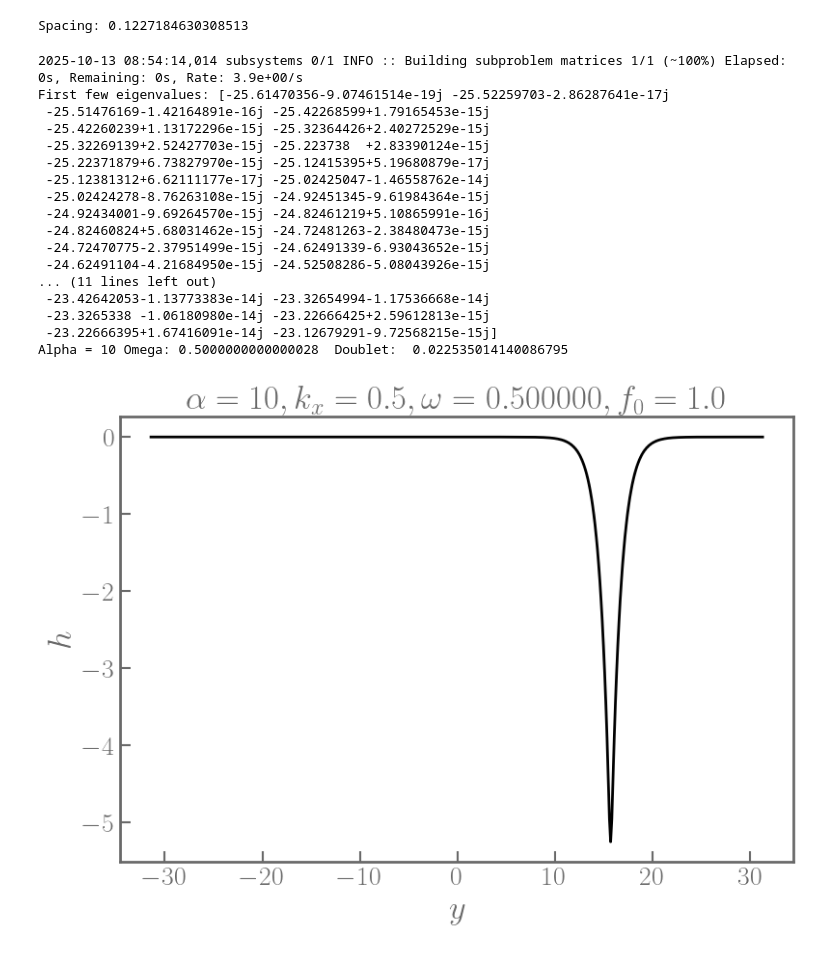
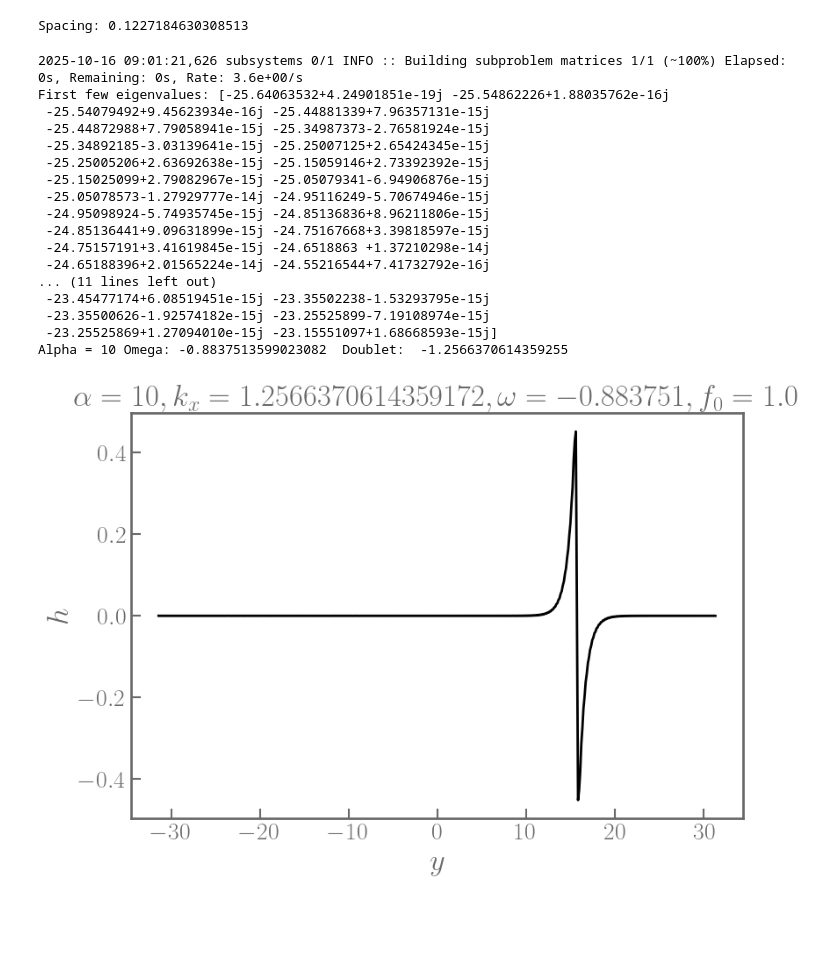
Before and after one commit to leopidolite/dedalus, a Jupyter notebook: SWE_IVP_.ipynb, the cells around one changed output. Cells and saved outputs as stored; diff of their text form; code cells hidden in the pictures; blank space fills up the shorter version.

```diff
--- a/SWE_IVP_.ipynb
+++ b/SWE_IVP_.ipynb
@@ -145,33 +149,32 @@ def EVP_solve(k_x, target_omega, alph, f0):
     v_gs.append(np.real(v_g))
 # %%
 f0s= [1.0, 1.0, 1.0, 1.0]
-omtargets= [0.5, -0.5, 0.25, 0.25]
-alphas = [10, 10]
-kxs = [0.5, 0.5]
-# omtargets = kxs ### omega = kx for KELVIN
+omtargets= [-0.7]
+alphas = [10]
+kxs = [2*(2*np.pi/Lx), -2*(2*np.pi/Lx)]
+# omtargets = kxs ### for Kelvin modes only
 for i in range(len(alphas)):
     EVP_solve(kxs[i], omtargets[i], alphas[i], f0s[i])
-
 
 ### IMPORTANT: set kx:
 kx = kxs[0]
 alpha = alphas[0]
 # %% [output]
-2025-10-13 08:54:14,014 subsystems 0/1 INFO :: Building subproblem matrices 1/1 (~100%) Elapsed: 0s, Remaining: 0s, Rate: 3.9e+00/s
-First few eigenvalues: [-25.61470356-9.07461514e-19j -25.52259703-2.86287641e-17j
- -25.51476169-1.42164891e-16j -25.42268599+1.79165453e-15j
- -25.42260239+1.13172296e-15j -25.32364426+2.40272529e-15j
- -25.32269139+2.52427703e-15j -25.223738  +2.83390124e-15j
- -25.22371879+6.73827970e-15j -25.12415395+5.19680879e-17j
- -25.12381312+6.62111177e-17j -25.02425047-1.46558762e-14j
- -25.02424278-8.76263108e-15j -24.92451345-9.61984364e-15j
- -24.92434001-9.69264570e-15j -24.82461219+5.10865991e-16j
- -24.82460824+5.68031462e-15j -24.72481263-2.38480473e-15j
- -24.72470775-2.37951499e-15j -24.62491339-6.93043652e-15j
- -24.62491104-4.21684950e-15j -24.52508286-5.08043926e-15j
+2025-10-16 09:01:21,626 subsystems 0/1 INFO :: Building subproblem matrices 1/1 (~100%) Elapsed: 0s, Remaining: 0s, Rate: 3.6e+00/s
+First few eigenvalues: [-25.64063532+4.24901851e-19j -25.54862226+1.88035762e-16j
+ -25.54079492+9.45623934e-16j -25.44881339+7.96357131e-15j
+ -25.44872988+7.79058941e-15j -25.34987373-2.76581924e-15j
+ -25.34892185-3.03139641e-15j -25.25007125+2.65424345e-15j
+ -25.25005206+2.63692638e-15j -25.15059146+2.73392392e-15j
+ -25.15025099+2.79082967e-15j -25.05079341-6.94906876e-15j
+ -25.05078573-1.27929777e-14j -24.95116249-5.70674946e-15j
+ -24.95098924-5.74935745e-15j -24.85136836+8.96211806e-15j
+ -24.85136441+9.09631899e-15j -24.75167668+3.39818597e-15j
+ -24.75157191+3.41619845e-15j -24.6518863 +1.37210298e-14j
+ -24.65188396+2.01565224e-14j -24.55216544+7.41732792e-16j
 ... (11 lines left out)
- -23.42642053-1.13773383e-14j -23.32654994-1.17536668e-14j
- -23.3265338 -1.06180980e-14j -23.22666425+2.59612813e-15j
- -23.22666395+1.67416091e-14j -23.12679291-9.72568215e-15j]
-Alpha = 10 Omega: 0.5000000000000028  Doublet:  0.022535014140086795
+ -23.45477174+6.08519451e-15j -23.35502238-1.53293795e-15j
+ -23.35500626-1.92574182e-15j -23.25525899-7.19108974e-15j
+ -23.25525869+1.27094010e-15j -23.15551097+1.68668593e-15j]
+Alpha = 10 Omega: -0.8837513599023082  Doublet:  -1.2566370614359255
-[figure, old version]
+[figure, new version]
```
Also changed, not shown: parts of 17 cells of this notebook.
